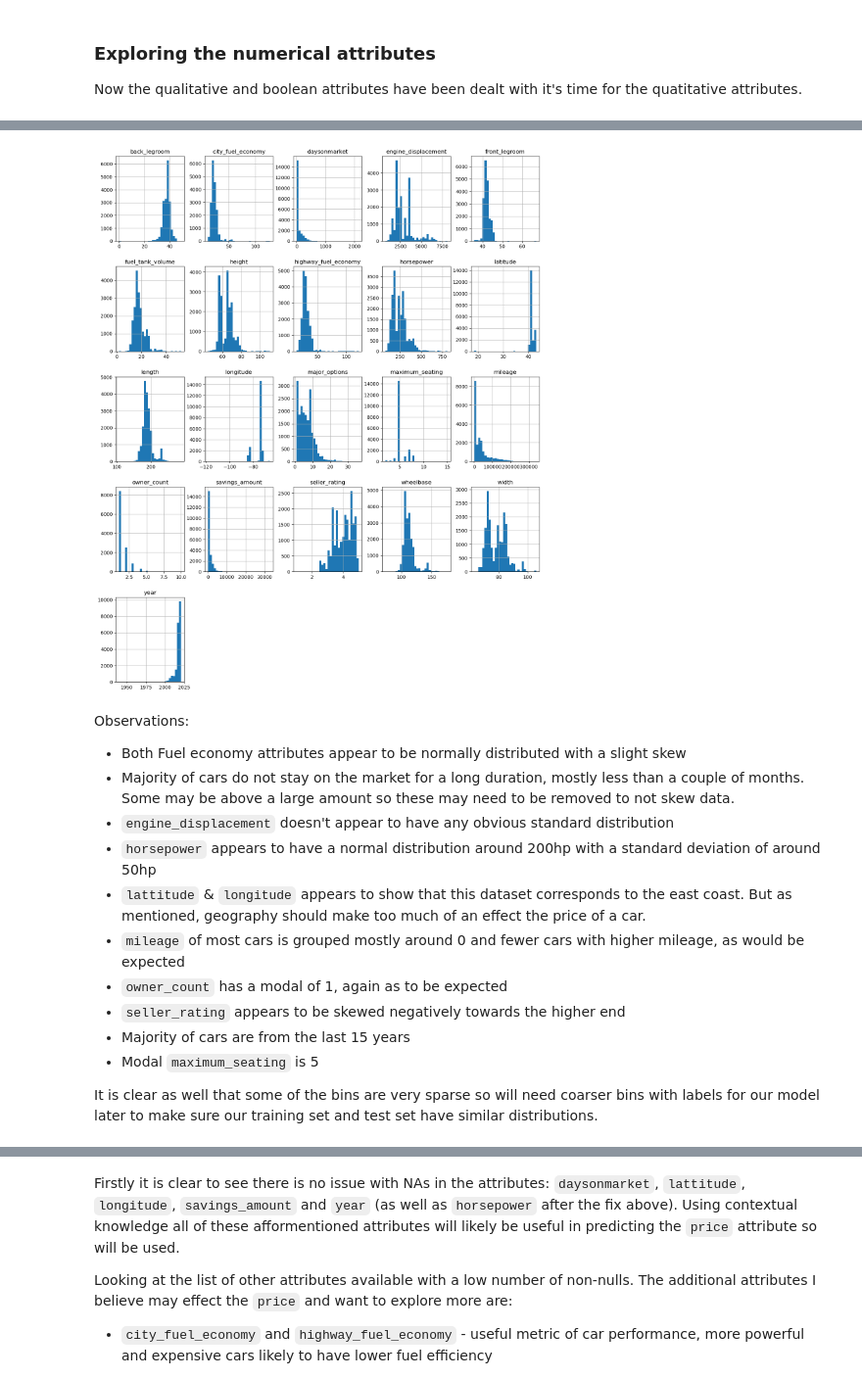
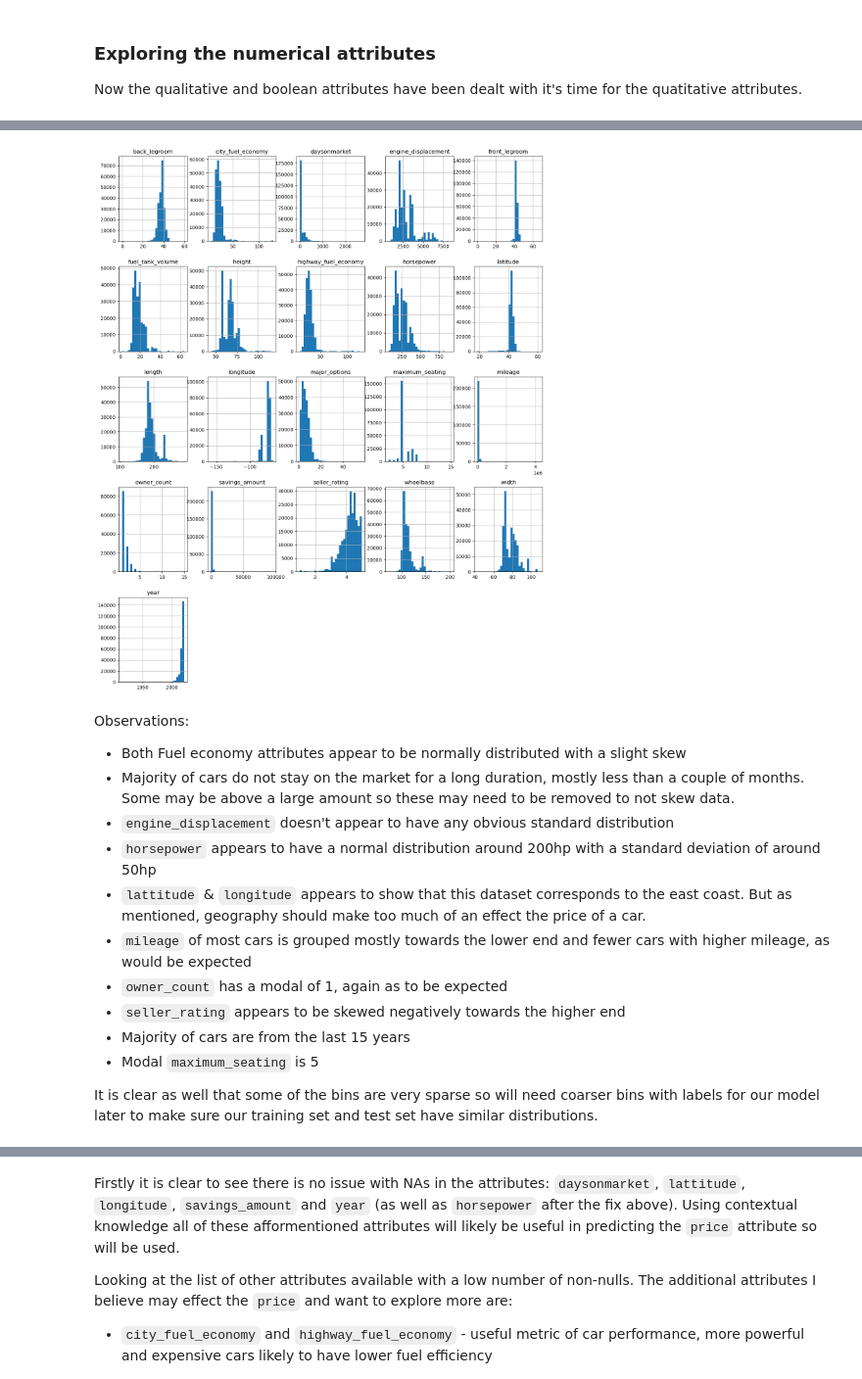
Before and after one commit to johnb-h/Car-Dataset-EDA-and-Prediction-Model, a Jupyter notebook: ID5059_run_script.ipynb, the cells around one changed output, grey strips where cells are left out. Shown at 98% size. Drawn from its saved outputs; the diff is of its cells as text; code cells hidden in the pictures.

```diff
--- a/ID5059_run_script.ipynb
+++ b/ID5059_run_script.ipynb
@@ -50,16 +55,10 @@ import math
 # %% [markdown]
 Let's read the test data in
 # %%
-# folder_path: str = "/cs/studres/ID5059/Coursework/Coursework-1/data/2_medium" # uni
-folder_path : str = r"/home/johnbh/personal_git/ID5059_coursework_1/data/2_medium" # Desktop
+# file_path: str = "/cs/studres/ID5059/Coursework/Coursework-1/data/3_large/used_cars_data_large_0.csv" # uni path
+file_path = '/home/johnbh/personal_git/ID5059_coursework_1/data/3_large/used_cars_data_large_0.csv'
 
-if not os.path.exists(folder_path):
-    raise FileNotFoundError
-os.chdir(folder_path)
-
-file_names : list = [i for i in glob.glob("*.{}".format('csv'))]
-
-original_df: pd.DataFrame = pd.read_csv(file_names[0]) # Select the first large file in the folder
+original_df: pd.DataFrame = pd.read_csv(file_path) # Select the first large file in the folder
 
 # Clear the maximum number of columns to be displayed, so that all will be visible.
 pd.set_option('display.max_columns', None)
@@ -246,10 +247,7 @@ The only attribute that can be directly converted to an integer is the `dealer_z
 This inspection has shown that a lot of the measurements have had units included, so these attributes will need to be converted to numerical.
 # %%
 # Drop dealer_zip
-try:
-    df = df.drop(columns='dealer_zip')
-except KeyError:
-    print("Column already dropped")
+df = df.drop(columns='dealer_zip')
 # %%
 def convert_measurement(s: str) -> float:
     """
@@ -282,6 +280,7 @@ It is important to note that the attributes `power` and `torque` contain numeric
 
 Next, let's drop all the irrelevant meta data and other labels which won't be helpful with our model and will instead just increase the complexity which could lead to overfitting. For example the `description`, `interior color`, `exterior color`, `vin` etc.
 # %%
-df = df.drop(columns=['description', 'interior_color', 'exterior_color',
+# Drop irrelevant columns
+df.drop(columns=['description', 'interior_color', 'exterior_color',
                       'main_picture_url', 'model_name', 'sp_name', 'transmission_display',
-                      'trim_name', 'trimId', 'vin', 'sp_id', 'listing_id'])
+                      'trim_name', 'trimId', 'vin', 'sp_id', 'listing_id'], inplace=True)
@@ -519,12 +533,11 @@ df.select_dtypes(include=[np.int64, np.float64])
 # %%
 import matplotlib.pyplot as mpl
 %matplotlib inline
 
-df_numerical = df.select_dtypes(include=[np.int64, np.float64])
-df_numerical.hist(figsize=(16,20), bins=30)
+df.select_dtypes(include=[np.int64, np.float64]).hist(figsize=(16,20), bins=30)
 mpl.show()
 # %% [output]
-[figure, old version]
+[figure, new version]
 # %% [markdown]
 Observations:
 - Both Fuel economy attributes appear to be normally distributed with a slight skew
@@ -532,7 +545,7 @@ Observations:
 - `engine_displacement` doesn't appear to have any obvious standard distribution
 - `horsepower` appears to have a normal distribution around 200hp with a standard deviation of around 50hp
 - `lattitude` & `longitude` appears to show that this dataset corresponds to the east coast. But as mentioned, geography should make too much of an effect the price of a car.
-- `mileage` of most cars is grouped mostly around 0 and fewer cars with higher mileage, as would be expected
+- `mileage` of most cars is grouped mostly towards the lower end and fewer cars with higher mileage, as would be expected
 - `owner_count` has a modal of 1, again as to be expected
 - `seller_rating` appears to be skewed negatively towards the higher end
 - Majority of cars are from the last 15 years
```
Also changed, not shown: parts of 123 cells of this notebook.
